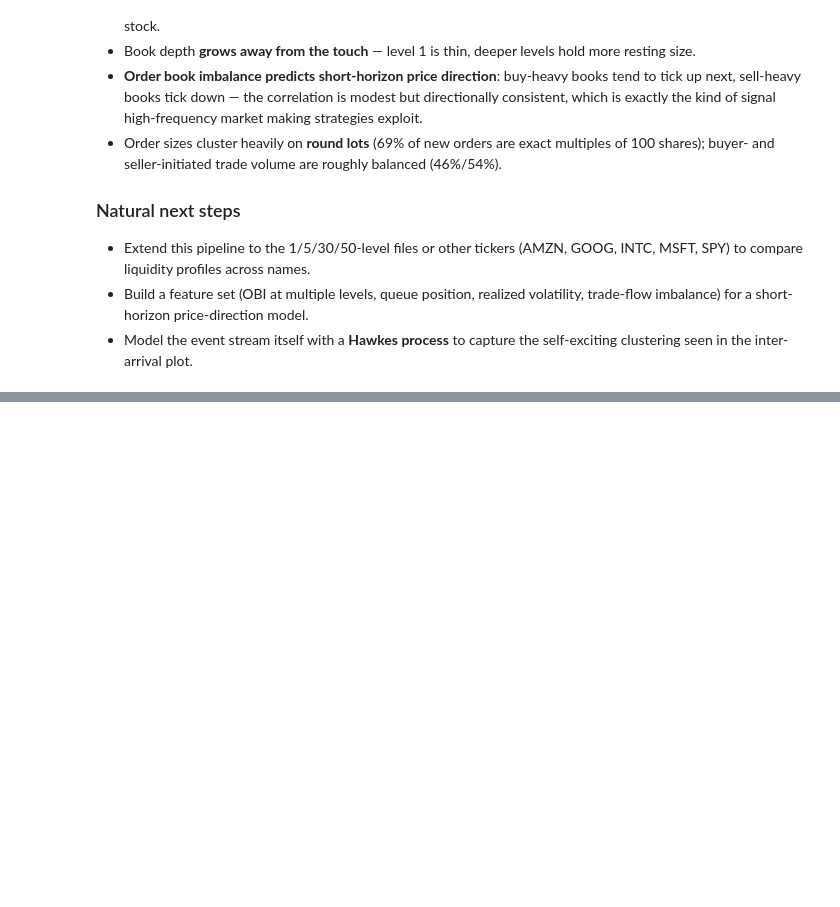
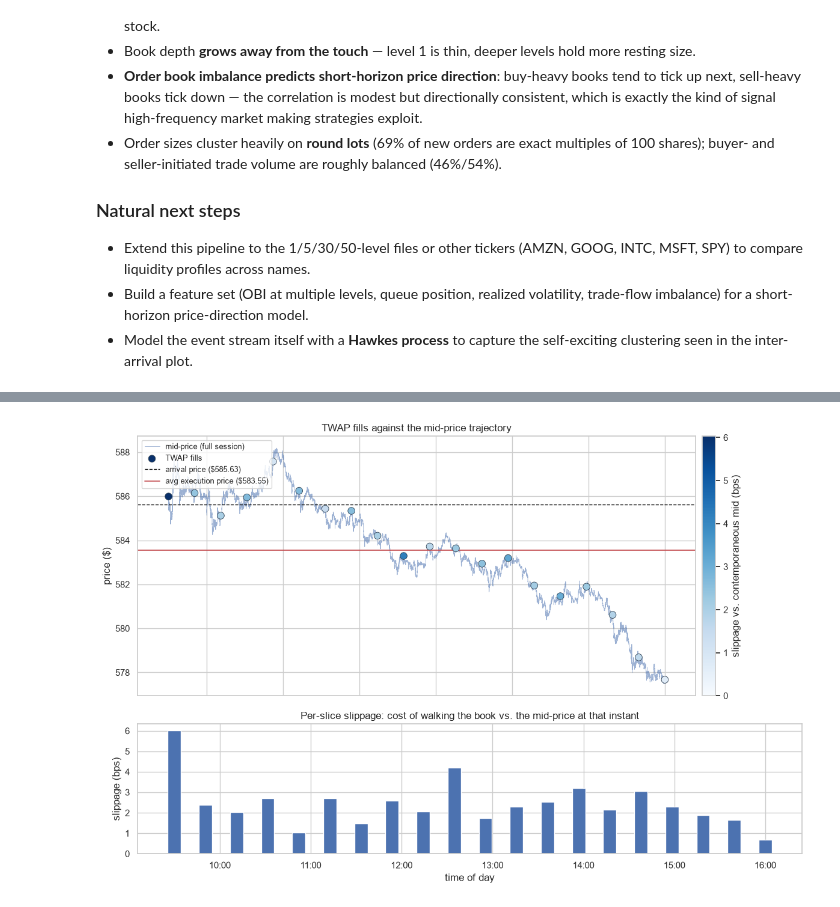
Before and after one commit to yeonjaej/LOB, a Jupyter notebook: data/LOBdata_EDA.ipynb, the cells around one changed output, grey strips where cells are left out. Saved outputs shown, nothing was run; the diff lists cells and outputs as text; code cells hidden in the pictures; blank space fills up the shorter version.

```diff
--- a/data/LOBdata_EDA.ipynb
+++ b/data/LOBdata_EDA.ipynb
@@ -485,0 +672,35 @@ Share of new orders that are an exact multiple of 100 shares: 68.6%
+# %%
+trades_df["time"] = pd.to_datetime(trades_df["time_sec"], unit="s", origin=pd.Timestamp("2012-06-21"))
+
+fig, axes = plt.subplots(2, 1, figsize=(12, 8), sharex=True, height_ratios=[2, 1])
+
+axes[0].plot(df["time"], df["mid_price"], color="#4C72B0", linewidth=0.6, alpha=0.55, label="mid-price (full session)")
+
+# every fill crosses the spread, so slippage is strictly positive here — a magnitude,
+# not a polarity — so a single-hue sequential scale is used rather than a diverging one
+sc = axes[0].scatter(trades_df["time"], trades_df["avg_fill_price"],
+                      c=trades_df["slippage_vs_mid_bps"], cmap="Blues",
+                      vmin=0, vmax=trades_df["slippage_vs_mid_bps"].max(),
+                      s=70, edgecolor="#2c3e50", linewidth=0.6, zorder=5, label="TWAP fills")
+
+axes[0].axhline(summary["arrival_price"], color="black", linestyle="--", linewidth=1,
+                label=f"arrival price (${summary['arrival_price']:.2f})")
+axes[0].axhline(summary["avg_execution_price"], color="#C44E52", linestyle="-", linewidth=1.2,
+                label=f"avg execution price (${summary['avg_execution_price']:.2f})")
+axes[0].set_ylabel("price ($)")
+axes[0].set_title("TWAP fills against the mid-price trajectory")
+axes[0].legend(loc="upper left", fontsize=9)
+cbar = plt.colorbar(sc, ax=axes[0], pad=0.01)
+cbar.set_label("slippage vs. contemporaneous mid (bps)")
+
+axes[1].bar(trades_df["time"], trades_df["slippage_vs_mid_bps"], width=0.006, color="#4C72B0")
+axes[1].axhline(0, color="black", linewidth=0.8)
+axes[1].xaxis.set_major_formatter(mdates.DateFormatter("%H:%M"))
+axes[1].set_xlabel("time of day")
+axes[1].set_ylabel("slippage (bps)")
+axes[1].set_title("Per-slice slippage: cost of walking the book vs. the mid-price at that instant")
+
+plt.tight_layout()
+plt.show()
+# %% [output]
+[figure, added]
```
Also changed, not shown: parts of 36 cells of this notebook.
